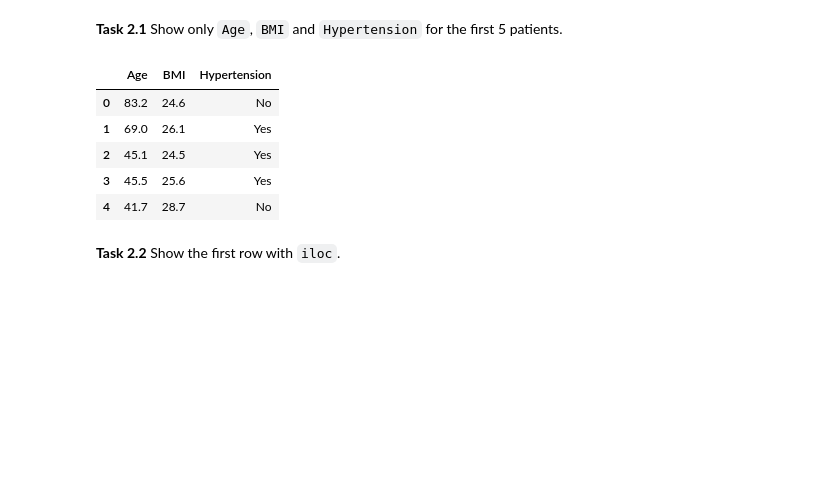
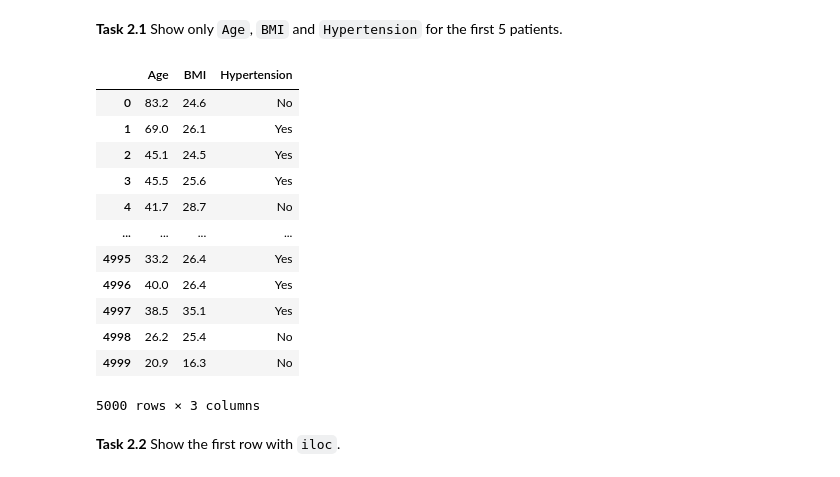
Before and after one commit to ZafirBeigh/Programming-for-Data-Analysis, a Jupyter notebook: Workshop_4_27_10_2026.ipynb, the cells around one changed output. Cells and saved outputs as stored; diff of their text form; code cells hidden in the pictures; blank space fills up the shorter version.

```diff
--- a/Workshop_4_27_10_2026.ipynb
+++ b/Workshop_4_27_10_2026.ipynb
@@ -194,14 +196,21 @@ pd.DataFrame({
 # %% [markdown]
 **Task 2.1** Show only `Age`, `BMI` and `Hypertension` for the first 5 patients.
 # %%
-df[['Age', 'BMI', 'Hypertension']].head()
+df[['Age', 'BMI', 'Hypertension']]
 # %% [output]
 |  | Age | BMI | Hypertension |
 | 0 | 83.2 | 24.6 | No |
 | 1 | 69.0 | 26.1 | Yes |
 | 2 | 45.1 | 24.5 | Yes |
 | 3 | 45.5 | 25.6 | Yes |
 | 4 | 41.7 | 28.7 | No |
+| ... | ... | ... | ... |
+| 4995 | 33.2 | 26.4 | Yes |
+| 4996 | 40.0 | 26.4 | Yes |
+| 4997 | 38.5 | 35.1 | Yes |
+| 4998 | 26.2 | 25.4 | No |
+| 4999 | 20.9 | 16.3 | No |
+5000 rows × 3 columns
 # %% [markdown]
 **Task 2.2** Show the first row with `iloc`.
 # %%
```
Also changed, not shown: parts of 5 cells of this notebook.
